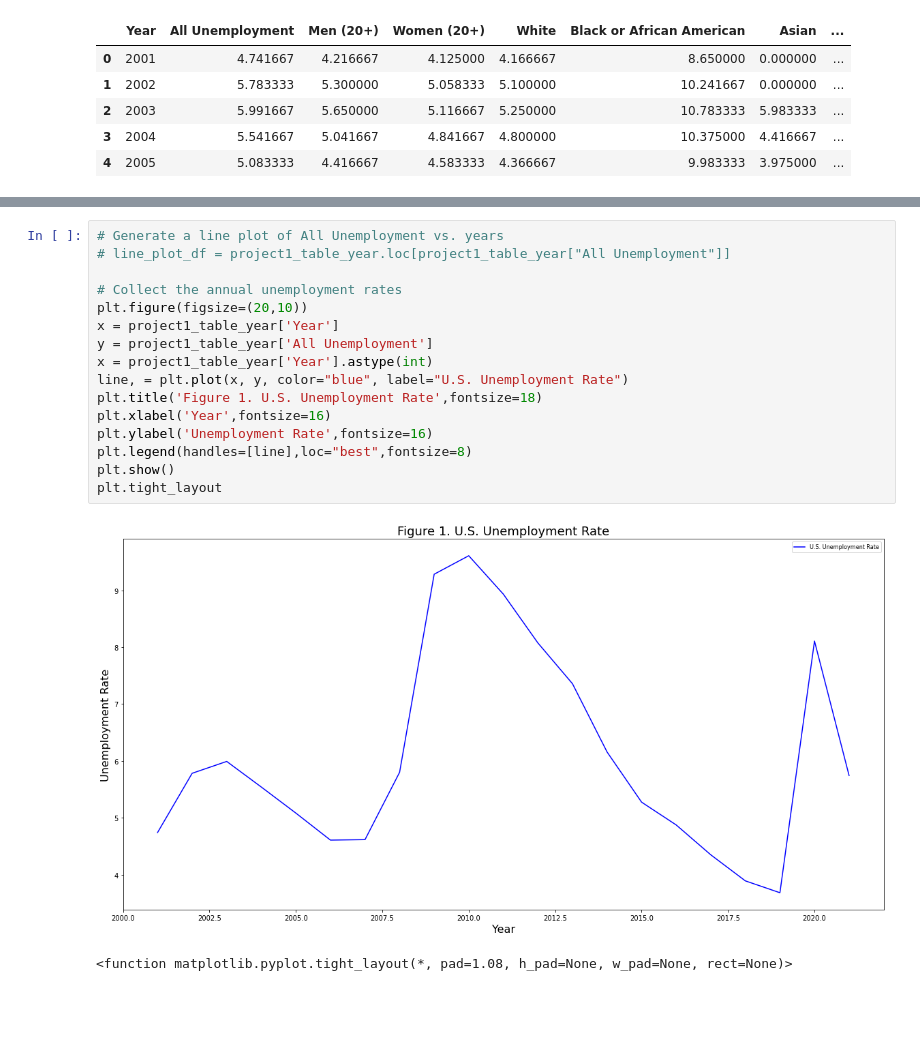
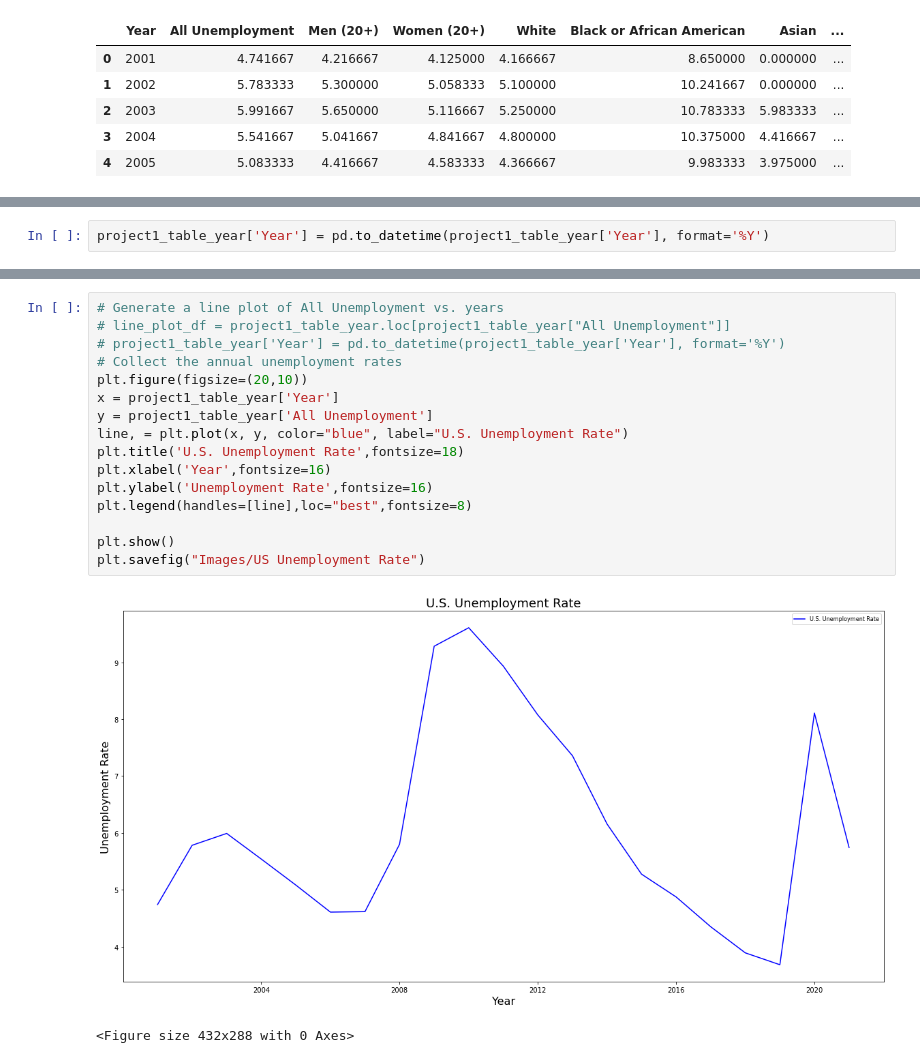
Before and after one commit to EpohDespair/Project-1, a Jupyter notebook: project1.ipynb, the cells around one changed output, grey strips where cells are left out. Saved outputs shown, nothing was run; the diff lists cells and outputs as text; blank space fills up the shorter version.

Commit message:
Adding images

```diff
--- a/project1.ipynb
+++ b/project1.ipynb
@@ -69,3 +70,5 @@ project1_table_year.head()
+# %%
+project1_table_year['Year'] = pd.to_datetime(project1_table_year['Year'], format='%Y')
 # %%
 project1_table_year.dtypes
 # %% [output]
@@ -85,21 +88,21 @@ dtype: object
 # %%
 # Generate a line plot of All Unemployment vs. years
 # line_plot_df = project1_table_year.loc[project1_table_year["All Unemployment"]]
-
+# project1_table_year['Year'] = pd.to_datetime(project1_table_year['Year'], format='%Y')
 # Collect the annual unemployment rates
 plt.figure(figsize=(20,10))
 x = project1_table_year['Year']
 y = project1_table_year['All Unemployment']
-x = project1_table_year['Year'].astype(int)
 line, = plt.plot(x, y, color="blue", label="U.S. Unemployment Rate")
-plt.title('Figure 1. U.S. Unemployment Rate',fontsize=18)
+plt.title('U.S. Unemployment Rate',fontsize=18)
 plt.xlabel('Year',fontsize=16)
 plt.ylabel('Unemployment Rate',fontsize=16)
 plt.legend(handles=[line],loc="best",fontsize=8)
+
 plt.show()
-plt.tight_layout
+plt.savefig("Images/US Unemployment Rate")
 # %% [output]
-[figure, old version]
+[figure, new version]
-<function matplotlib.pyplot.tight_layout(*, pad=1.08, h_pad=None, w_pad=None, rect=None)>
+<Figure size 432x288 with 0 Axes>
 # %%
 plt.figure(figsize=(20,10))
```
Also changed, not shown: parts of 6 cells of this notebook, 5 other files.
